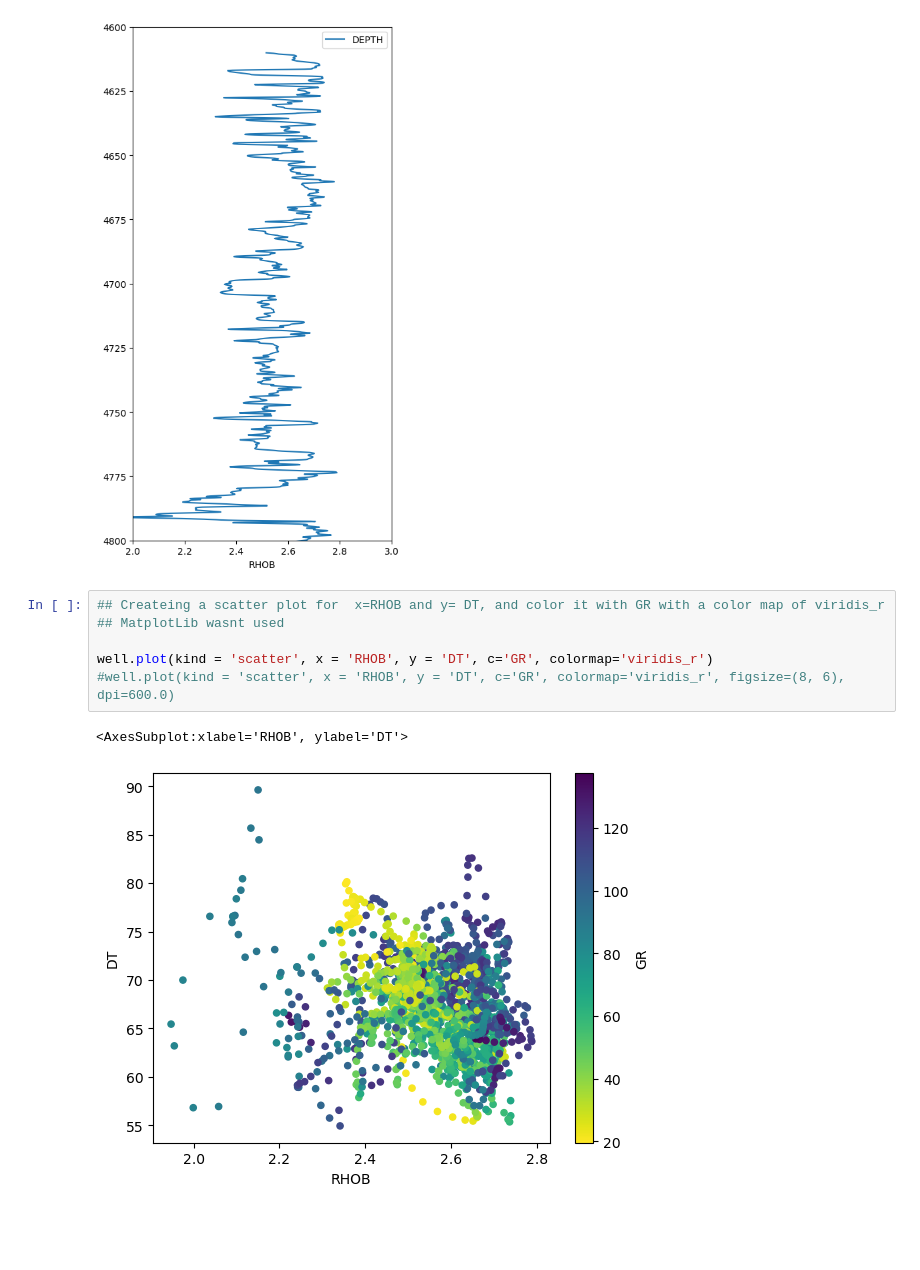
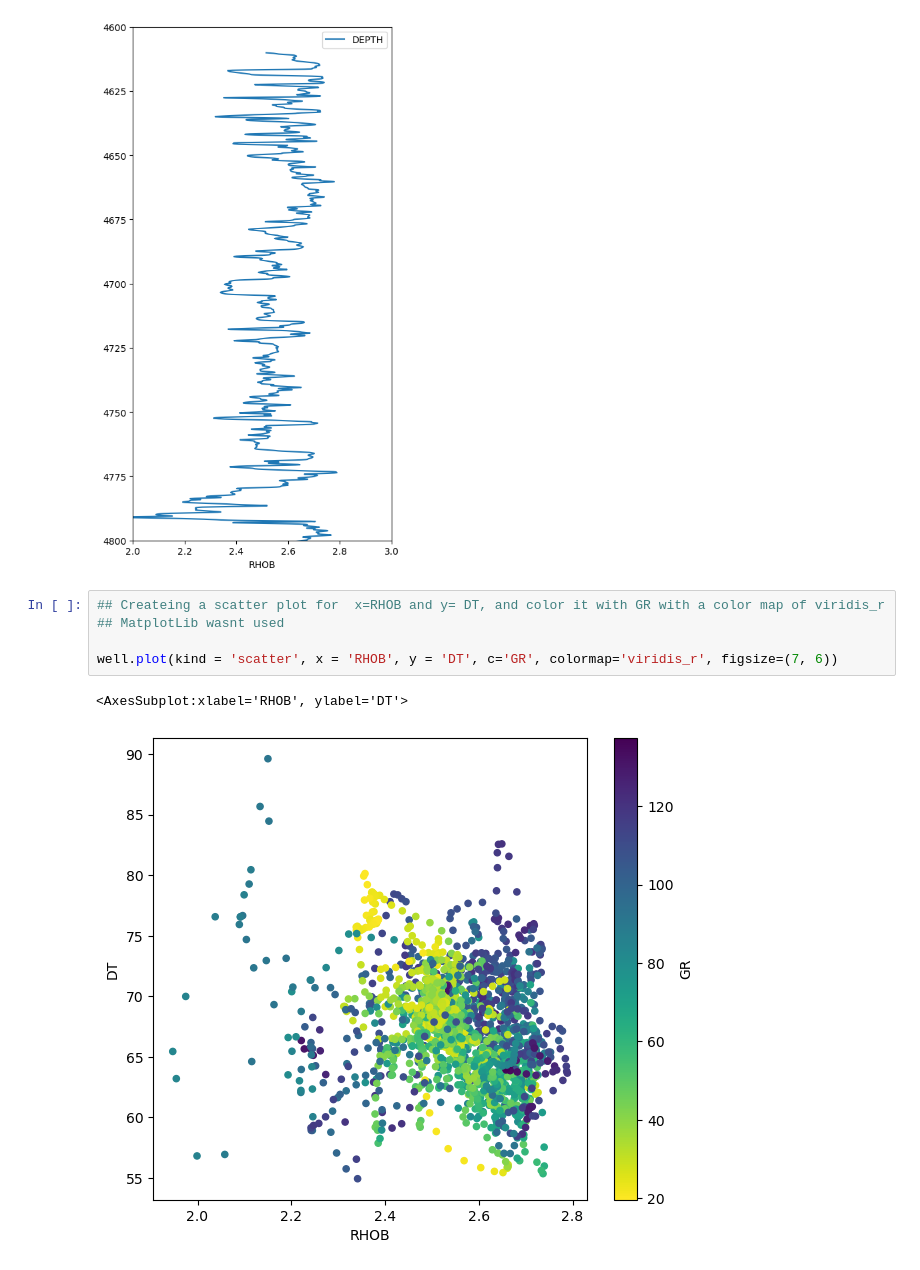
Before and after one commit to AyomideApata/Scatter-Plot-USGS, a Jupyter notebook: Scatter Plot USGS Project.ipynb, the cells around one changed output. Saved outputs shown, nothing was run; the diff lists cells and outputs as text; blank space fills up the shorter version.

```diff
--- a/Scatter Plot USGS Project.ipynb
+++ b/Scatter Plot USGS Project.ipynb
@@ -197,11 +203,10 @@ well.plot(kind = 'line', x = 'RHOB', y = 'DEPTH', figsize=(5, 10), xlim=(2, 3),
 # %%
 ## Createing a scatter plot for  x=RHOB and y= DT, and color it with GR with a color map of viridis_r
 ## MatplotLib wasnt used
 
-well.plot(kind = 'scatter', x = 'RHOB', y = 'DT', c='GR', colormap='viridis_r')
-#well.plot(kind = 'scatter', x = 'RHOB', y = 'DT', c='GR', colormap='viridis_r', figsize=(8, 6), dpi=600.0)
+well.plot(kind = 'scatter', x = 'RHOB', y = 'DT', c='GR', colormap='viridis_r', figsize=(7, 6))
 # %% [output]
 <AxesSubplot:xlabel='RHOB', ylabel='DT'>
-[figure, old version]
+[figure, new version]
 # %%
 # Createing a scatter plot for  x=NPHI and y=RHOB.
```
Also changed, not shown: parts of 11 cells of this notebook.
